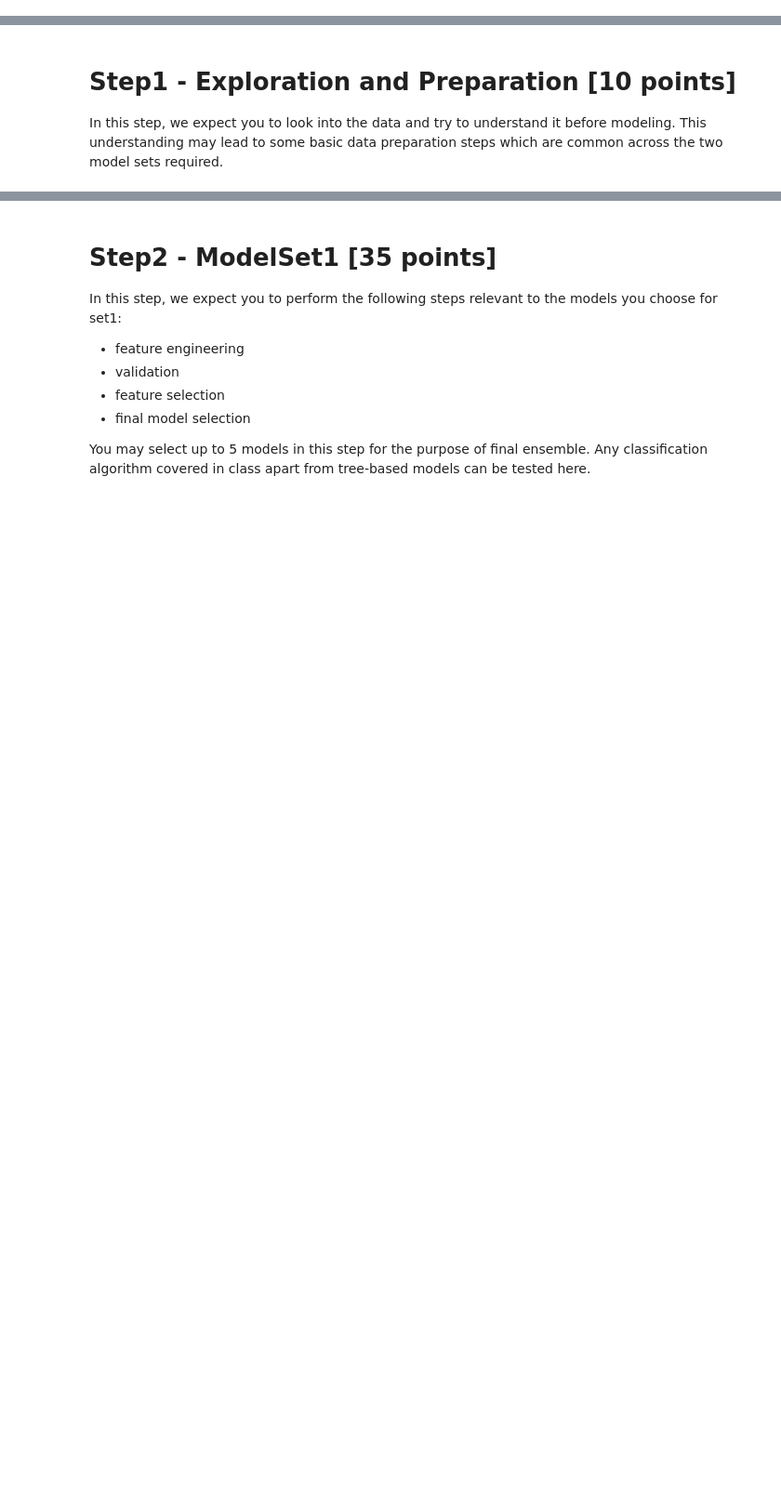
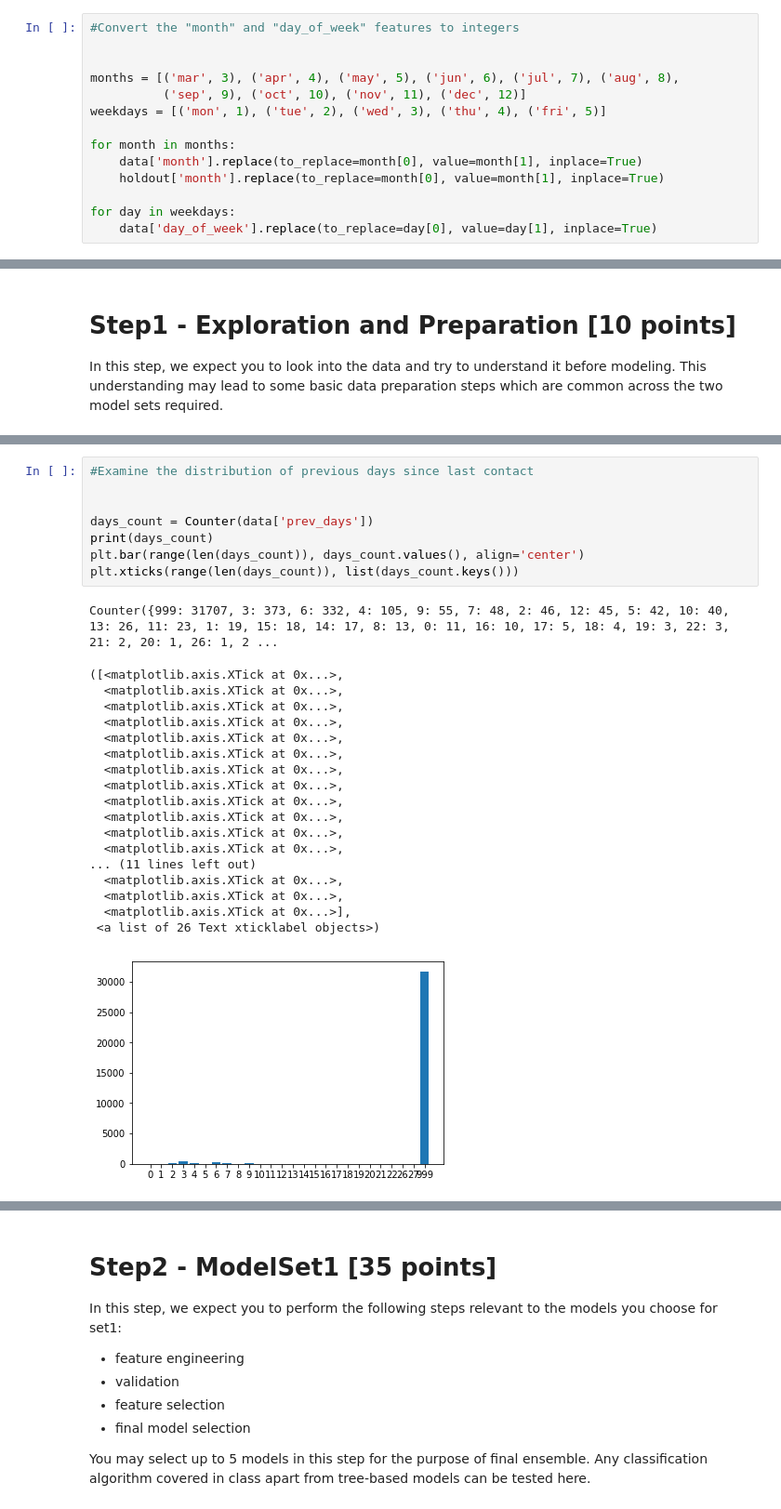
Before and after one commit to wl2522/BankMarketingCampaign, a Jupyter notebook: hw3_starter_notebook.ipynb, the cells around one changed output, grey strips where cells are left out. Shown at 93% size. Saved outputs shown, nothing was run; the diff lists cells and outputs as text; blank space fills up the shorter version.

```diff
--- a/hw3_starter_notebook.ipynb
+++ b/hw3_starter_notebook.ipynb
@@ -47,3 +48,17 @@ holdout = holdout.drop('ID', 1)
 
 data = data.drop('duration', 1)
 holdout = holdout.drop('duration', 1)
+# %%
+#Convert the "month" and "day_of_week" features to integers
+
+
+months = [('mar', 3), ('apr', 4), ('may', 5), ('jun', 6), ('jul', 7), ('aug', 8),
+          ('sep', 9), ('oct', 10), ('nov', 11), ('dec', 12)]
+weekdays = [('mon', 1), ('tue', 2), ('wed', 3), ('thu', 4), ('fri', 5)]
+
+for month in months:
+    data['month'].replace(to_replace=month[0], value=month[1], inplace=True)
+    holdout['month'].replace(to_replace=month[0], value=month[1], inplace=True)
+
+for day in weekdays:
+    data['day_of_week'].replace(to_replace=day[0], value=day[1], inplace=True)
@@ -209,5 +250,33 @@ Counter({'thu': 6945, 'mon': 6749, 'wed': 6531, 'tue': 6495, 'fri': 6230})
   <matplotlib.axis.XTick at 0x...>],
  <a list of 5 Text xticklabel objects>)
 [figure]
+# %%
+#Examine the distribution of previous days since last contact
+
+
+days_count = Counter(data['prev_days'])
+print(days_count)
+plt.bar(range(len(days_count)), days_count.values(), align='center')
+plt.xticks(range(len(days_count)), list(days_count.keys()))
+# %% [output]
+Counter({999: 31707, 3: 373, 6: 332, 4: 105, 9: 55, 7: 48, 2: 46, 12: 45, 5: 42, 10: 40, 13: 26, 11: 23, 1: 19, 15: 18, 14: 17, 8: 13, 0: 11, 16: 10, 17: 5, 18: 4, 19: 3, 22: 3, 21: 2, 20: 1, 26: 1, 2 ...
+([<matplotlib.axis.XTick at 0x...>,
+  <matplotlib.axis.XTick at 0x...>,
+  <matplotlib.axis.XTick at 0x...>,
+  <matplotlib.axis.XTick at 0x...>,
+  <matplotlib.axis.XTick at 0x...>,
+  <matplotlib.axis.XTick at 0x...>,
+  <matplotlib.axis.XTick at 0x...>,
+  <matplotlib.axis.XTick at 0x...>,
+  <matplotlib.axis.XTick at 0x...>,
+  <matplotlib.axis.XTick at 0x...>,
+  <matplotlib.axis.XTick at 0x...>,
+  <matplotlib.axis.XTick at 0x...>,
+... (11 lines left out)
+  <matplotlib.axis.XTick at 0x...>,
+  <matplotlib.axis.XTick at 0x...>,
+  <matplotlib.axis.XTick at 0x...>],
+ <a list of 26 Text xticklabel objects>)
+[figure, added]
 # %%
 #Examine distribution of binary variables
```
Also changed, not shown: parts of 30 cells of this notebook, 1 other file.
